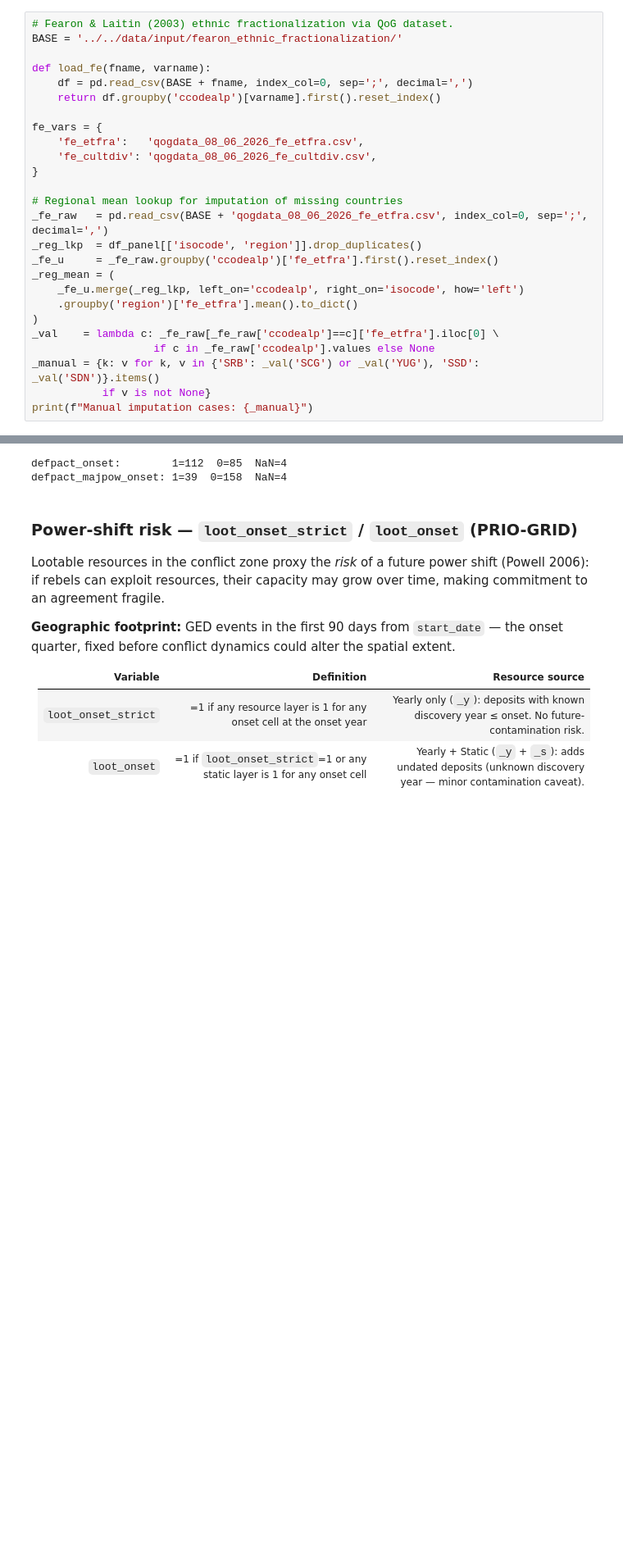
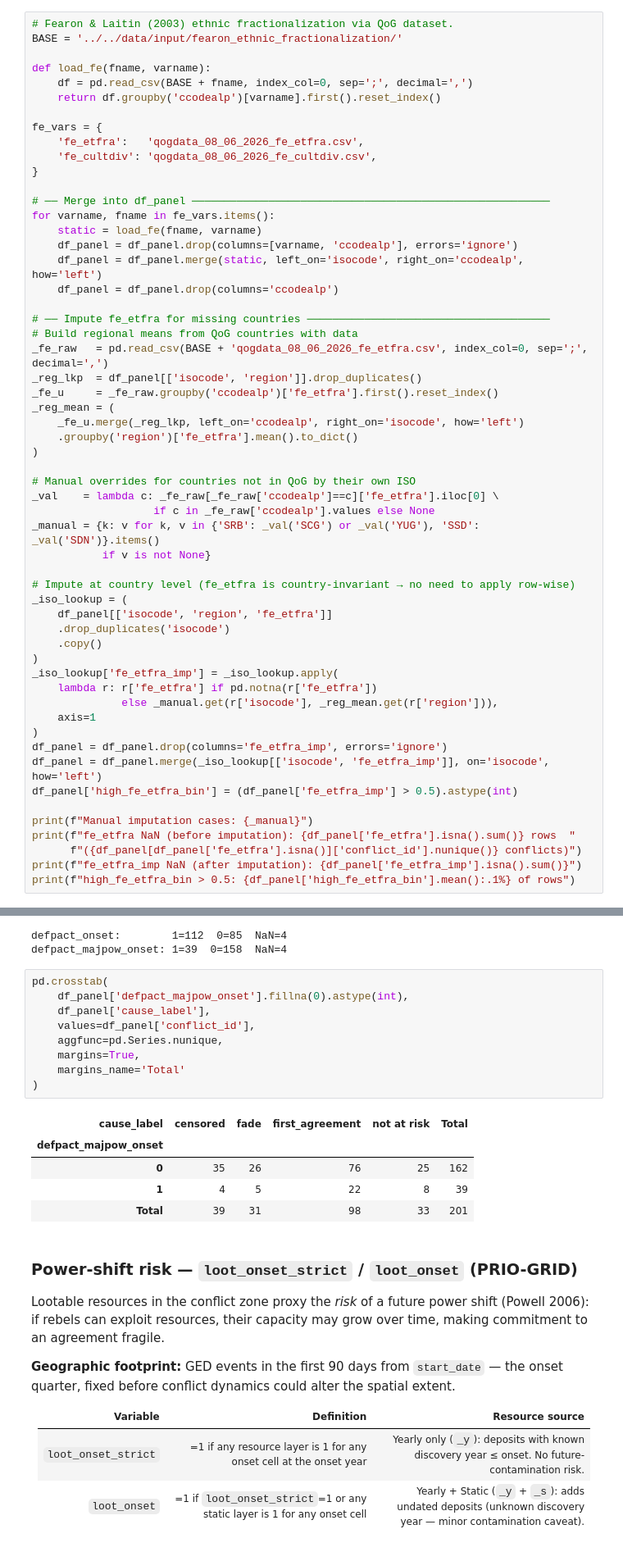
Before and after one commit to luciasauer/agreements_violence, a Jupyter notebook: src/3_survival_analysis/1_spell_dataset_construction.ipynb, the cells around one changed output, grey strips where cells are left out. Shown at 82% size. Saved outputs shown, nothing was run; the diff lists cells and outputs as text; blank space fills up the shorter version.

```diff
--- a/src/3_survival_analysis/1_spell_dataset_construction.ipynb
+++ b/src/3_survival_analysis/1_spell_dataset_construction.ipynb
@@ -211,7 +242,15 @@ fe_vars = {
     'fe_cultdiv': 'qogdata_08_06_2026_fe_cultdiv.csv',
 }
 
-# Regional mean lookup for imputation of missing countries
+# ── Merge into df_panel ────────────────────────────────────────────────────────
+for varname, fname in fe_vars.items():
+    static = load_fe(fname, varname)
+    df_panel = df_panel.drop(columns=[varname, 'ccodealp'], errors='ignore')
+    df_panel = df_panel.merge(static, left_on='isocode', right_on='ccodealp', how='left')
+    df_panel = df_panel.drop(columns='ccodealp')
+
+# ── Impute fe_etfra for missing countries ──────────────────────────────────────
+# Build regional means from QoG countries with data
 _fe_raw   = pd.read_csv(BASE + 'qogdata_08_06_2026_fe_etfra.csv', index_col=0, sep=';', decimal=',')
 _reg_lkp  = df_panel[['isocode', 'region']].drop_duplicates()
 _fe_u     = _fe_raw.groupby('ccodealp')['fe_etfra'].first().reset_index()
@@ -219,10 +258,32 @@ _reg_mean = (
     _fe_u.merge(_reg_lkp, left_on='ccodealp', right_on='isocode', how='left')
     .groupby('region')['fe_etfra'].mean().to_dict()
 )
+
+# Manual overrides for countries not in QoG by their own ISO
 _val    = lambda c: _fe_raw[_fe_raw['ccodealp']==c]['fe_etfra'].iloc[0] \
                    if c in _fe_raw['ccodealp'].values else None
 _manual = {k: v for k, v in {'SRB': _val('SCG') or _val('YUG'), 'SSD': _val('SDN')}.items()
            if v is not None}
+
+# Impute at country level (fe_etfra is country-invariant → no need to apply row-wise)
+_iso_lookup = (
+    df_panel[['isocode', 'region', 'fe_etfra']]
+    .drop_duplicates('isocode')
+    .copy()
+)
+_iso_lookup['fe_etfra_imp'] = _iso_lookup.apply(
+    lambda r: r['fe_etfra'] if pd.notna(r['fe_etfra'])
+              else _manual.get(r['isocode'], _reg_mean.get(r['region'])),
+    axis=1
+)
+df_panel = df_panel.drop(columns='fe_etfra_imp', errors='ignore')
+df_panel = df_panel.merge(_iso_lookup[['isocode', 'fe_etfra_imp']], on='isocode', how='left')
+df_panel['high_fe_etfra_bin'] = (df_panel['fe_etfra_imp'] > 0.5).astype(int)
+
 print(f"Manual imputation cases: {_manual}")
+print(f"fe_etfra NaN (before imputation): {df_panel['fe_etfra'].isna().sum()} rows  "
+      f"({df_panel[df_panel['fe_etfra'].isna()]['conflict_id'].nunique()} conflicts)")
+print(f"fe_etfra_imp NaN (after imputation): {df_panel['fe_etfra_imp'].isna().sum()}")
+print(f"high_fe_etfra_bin > 0.5: {df_panel['high_fe_etfra_bin'].mean():.1%} of rows")
 # %% [output]
 Manual imputation cases: {'SSD': np.float64(0.71)}
@@ -264,6 +328,21 @@ df_panel = build_defpact_onset(
 # %% [output]
 defpact_onset:        1=112  0=85  NaN=4
 defpact_majpow_onset: 1=39  0=158  NaN=4
+# %%
+pd.crosstab(
+    df_panel['defpact_majpow_onset'].fillna(0).astype(int),
+    df_panel['cause_label'],
+    values=df_panel['conflict_id'],
+    aggfunc=pd.Series.nunique,
+    margins=True,
+    margins_name='Total'
+)
+# %% [output]
+| cause_label | censored | fade | first_agreement | not at risk | Total |
+| defpact_majpow_onset |  |  |  |  |  |
+| 0 | 35 | 26 | 76 | 25 | 162 |
+| 1 | 4 | 5 | 22 | 8 | 39 |
+| Total | 39 | 31 | 98 | 33 | 201 |
 # %% [markdown]
 ### Power-shift risk — `loot_onset_strict` / `loot_onset` (PRIO-GRID)
 
```
Also changed, not shown: parts of 12 cells of this notebook, 2 other files.
